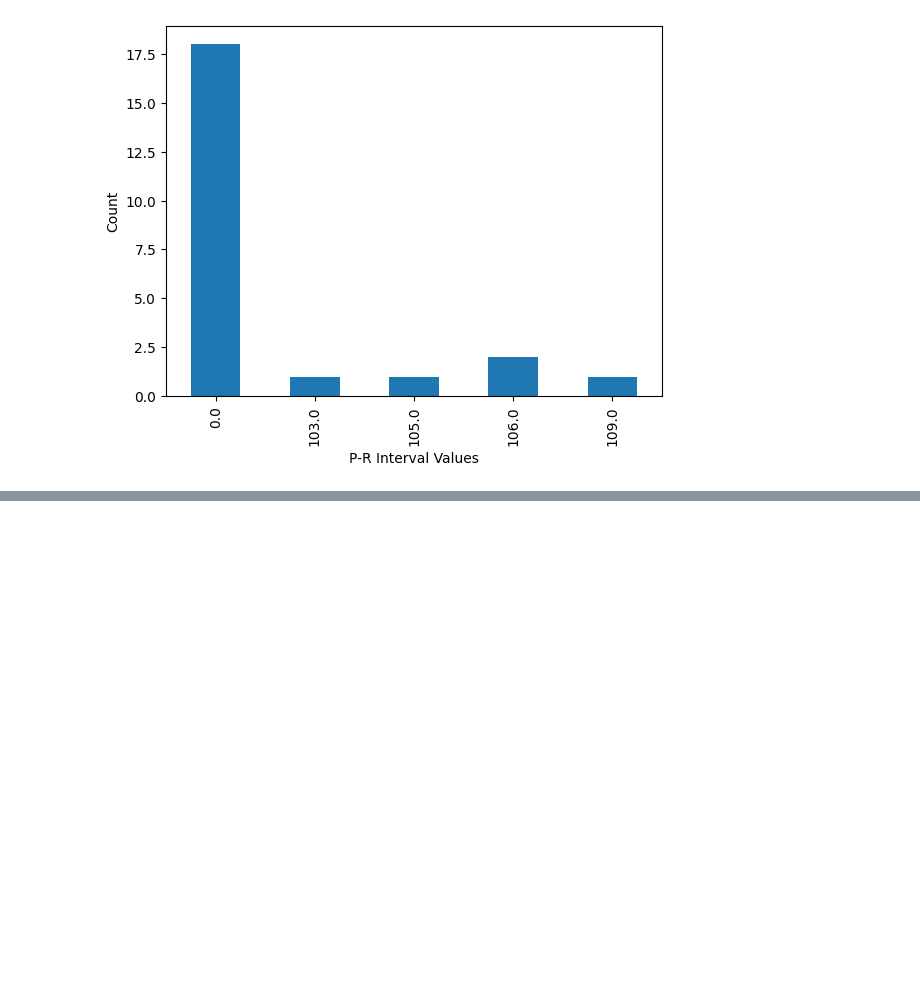
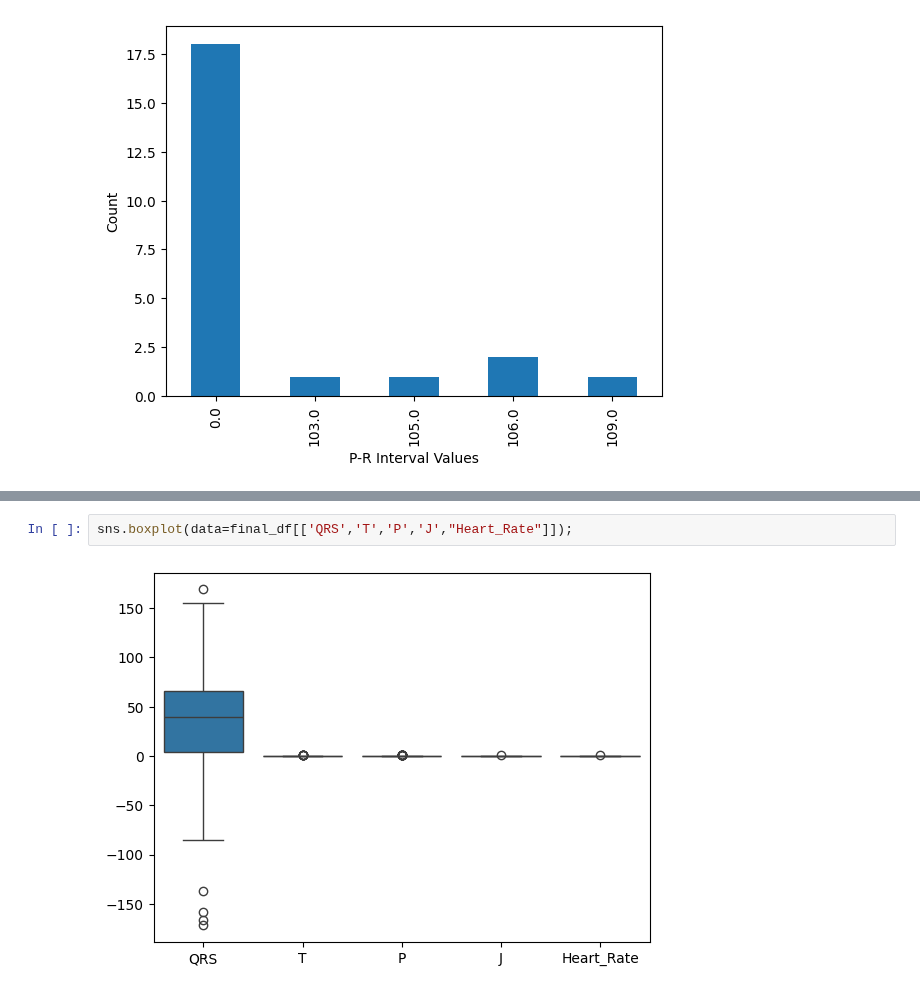
Before and after one commit to heytanix/PROJECT_ARRHYTHMIA, a Jupyter notebook: Oversampled_and_PCA.ipynb, the cells around one changed output, grey strips where cells are left out. Drawn from its saved outputs; the diff is of its cells as text; blank space fills up the shorter version.

```diff
--- a/Oversampled_and_PCA.ipynb
+++ b/Oversampled_and_PCA.ipynb
@@ -279,0 +286,4 @@ plt.ylabel('Count');
+# %%
+sns.boxplot(data=final_df[['QRS','T','P','J',"Heart_Rate"]]);
+# %% [output]
+[figure, added]
```
Also changed, not shown: parts of 10 cells of this notebook.
